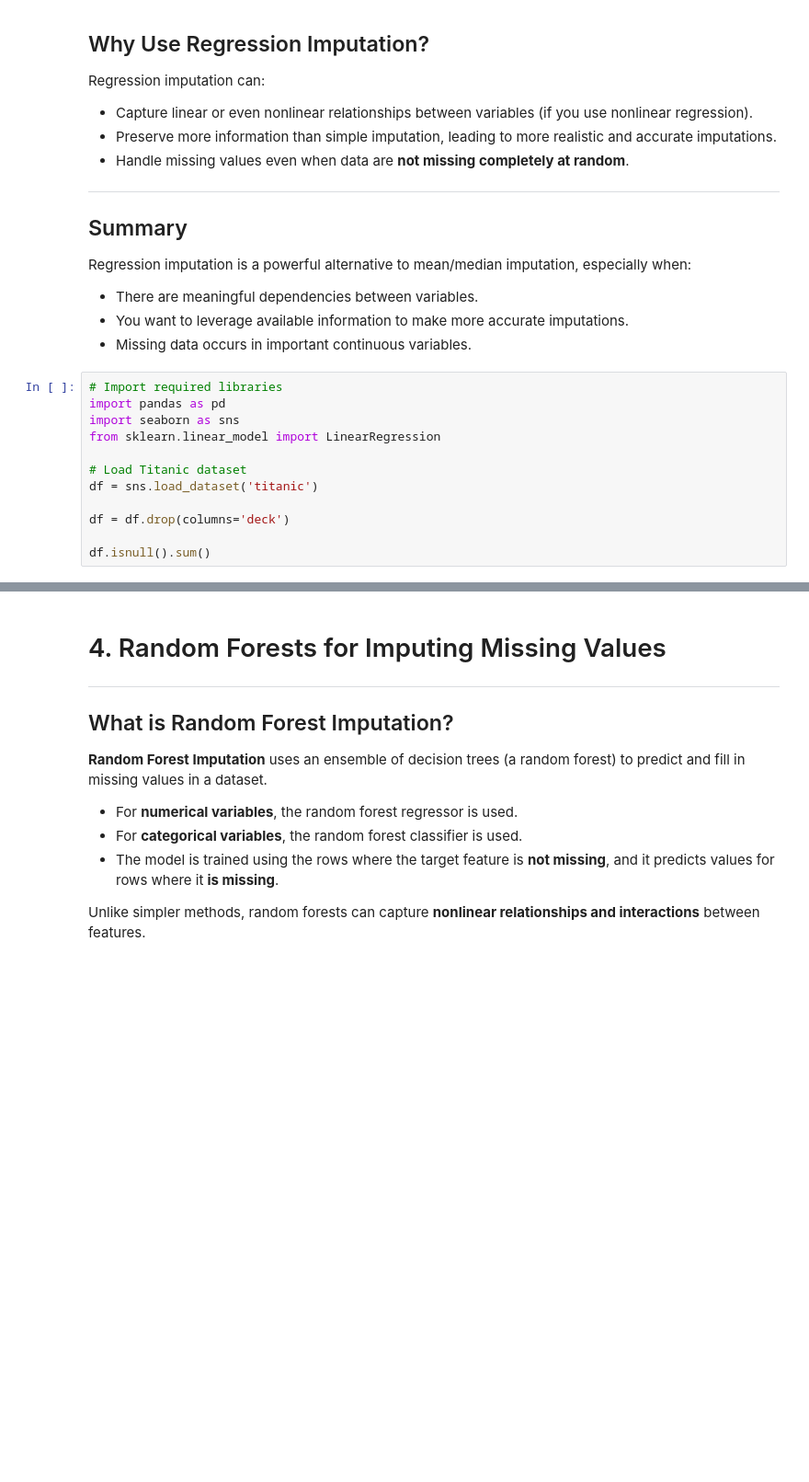
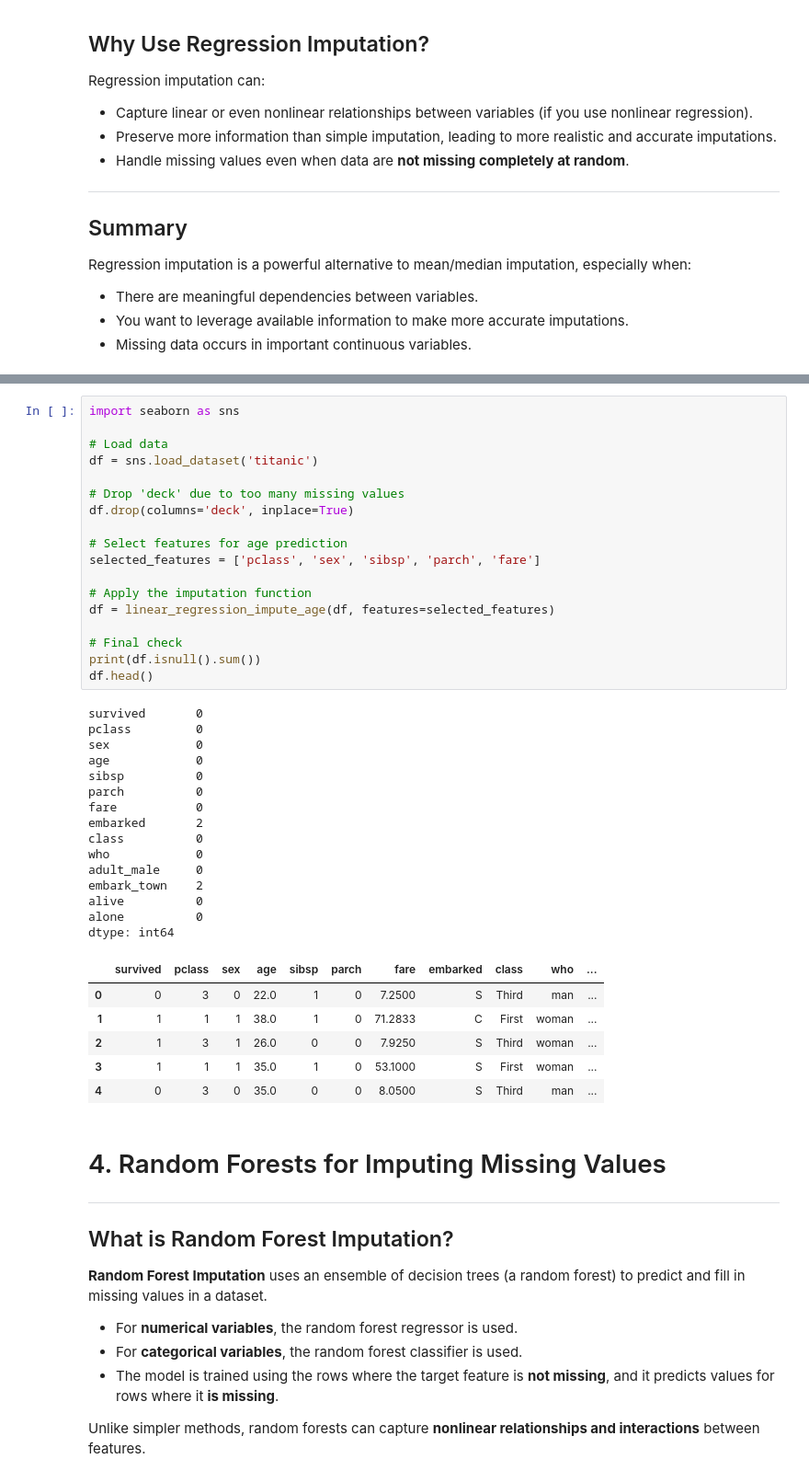
Before and after one commit to Kiran-Pokhrel-91/Data, a Jupyter notebook: Imputing_missing_values.ipynb, the cells around one changed output, grey strips where cells are left out. Shown: that part at 92% size. Cells and saved outputs as stored; diff of their text form; blank space fills up the shorter version.

```diff
--- a/Imputing_missing_values.ipynb
+++ b/Imputing_missing_values.ipynb
@@ -208,15 +230,3 @@ Regression imputation is a powerful alternative to mean/median imputation, espec
 - There are meaningful dependencies between variables.
 - You want to leverage available information to make more accurate imputations.
 - Missing data occurs in important continuous variables.
-# %%
-# Import required libraries
-import pandas as pd
-import seaborn as sns
-from sklearn.linear_model import LinearRegression
-
-# Load Titanic dataset
-df = sns.load_dataset('titanic')
-
-df = df.drop(columns='deck')
-
-df.isnull().sum()
@@ -286,3 +274,43 @@ dtype: int64
+# %%
+import seaborn as sns
+
+# Load data
+df = sns.load_dataset('titanic')
+
+# Drop 'deck' due to too many missing values
+df.drop(columns='deck', inplace=True)
+
+# Select features for age prediction
+selected_features = ['pclass', 'sex', 'sibsp', 'parch', 'fare']
+
+# Apply the imputation function
+df = linear_regression_impute_age(df, features=selected_features)
+
+# Final check
+print(df.isnull().sum())
+df.head()
+# %% [output]
+survived       0
+pclass         0
+sex            0
+age            0
+sibsp          0
+parch          0
+fare           0
+embarked       2
+class          0
+who            0
+adult_male     0
+embark_town    2
+alive          0
+alone          0
+dtype: int64
+|  | survived | pclass | sex | age | sibsp | parch | fare | embarked | class | who | ... |
+| 0 | 0 | 3 | 0 | 22.0 | 1 | 0 | 7.2500 | S | Third | man | ... |
+| 1 | 1 | 1 | 1 | 38.0 | 1 | 0 | 71.2833 | C | First | woman | ... |
+| 2 | 1 | 3 | 1 | 26.0 | 0 | 0 | 7.9250 | S | Third | woman | ... |
+| 3 | 1 | 1 | 1 | 35.0 | 1 | 0 | 53.1000 | S | First | woman | ... |
+| 4 | 0 | 3 | 0 | 35.0 | 0 | 0 | 8.0500 | S | Third | man | ... |
 # %% [markdown]
 # 4. Random Forests for Imputing Missing Values
 
```
Also changed, not shown: parts of 12 cells of this notebook.
